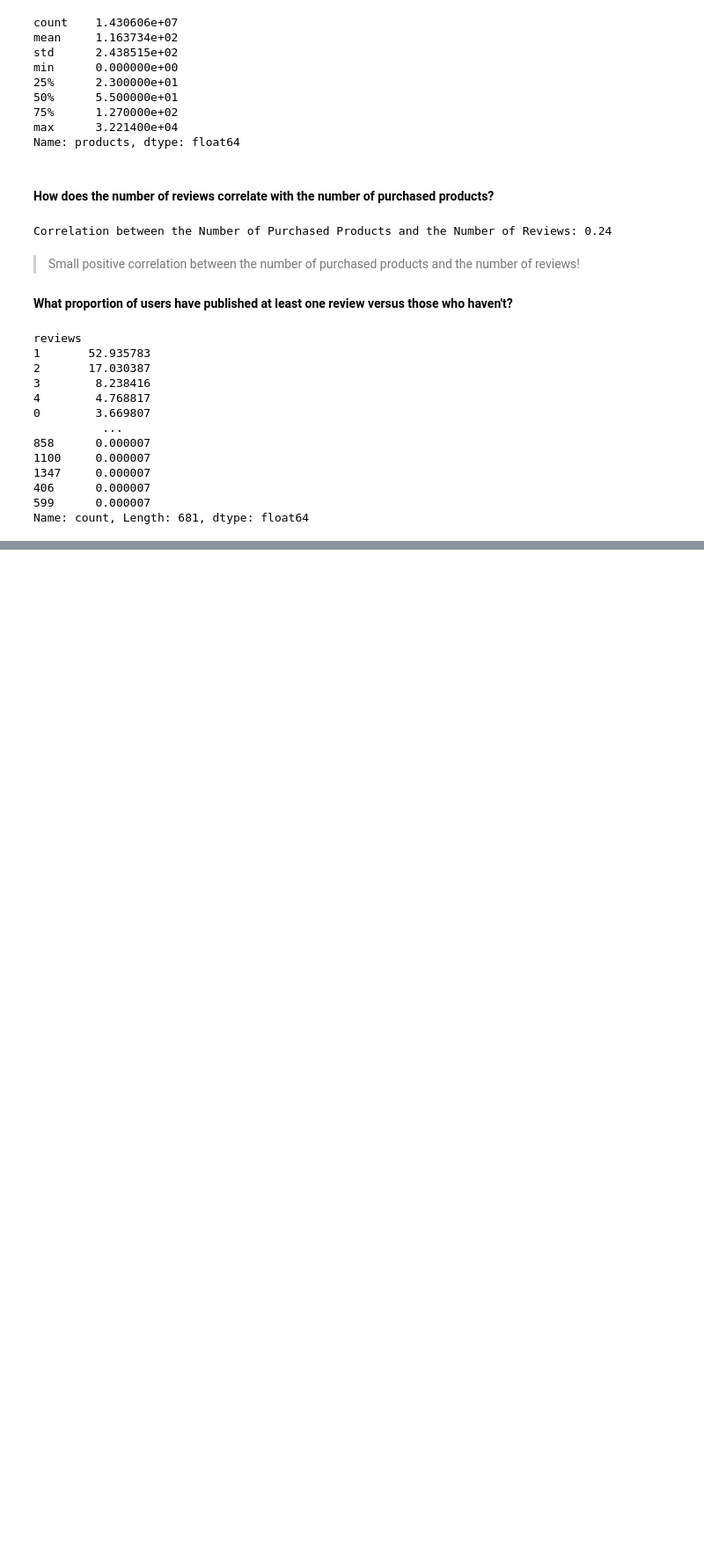
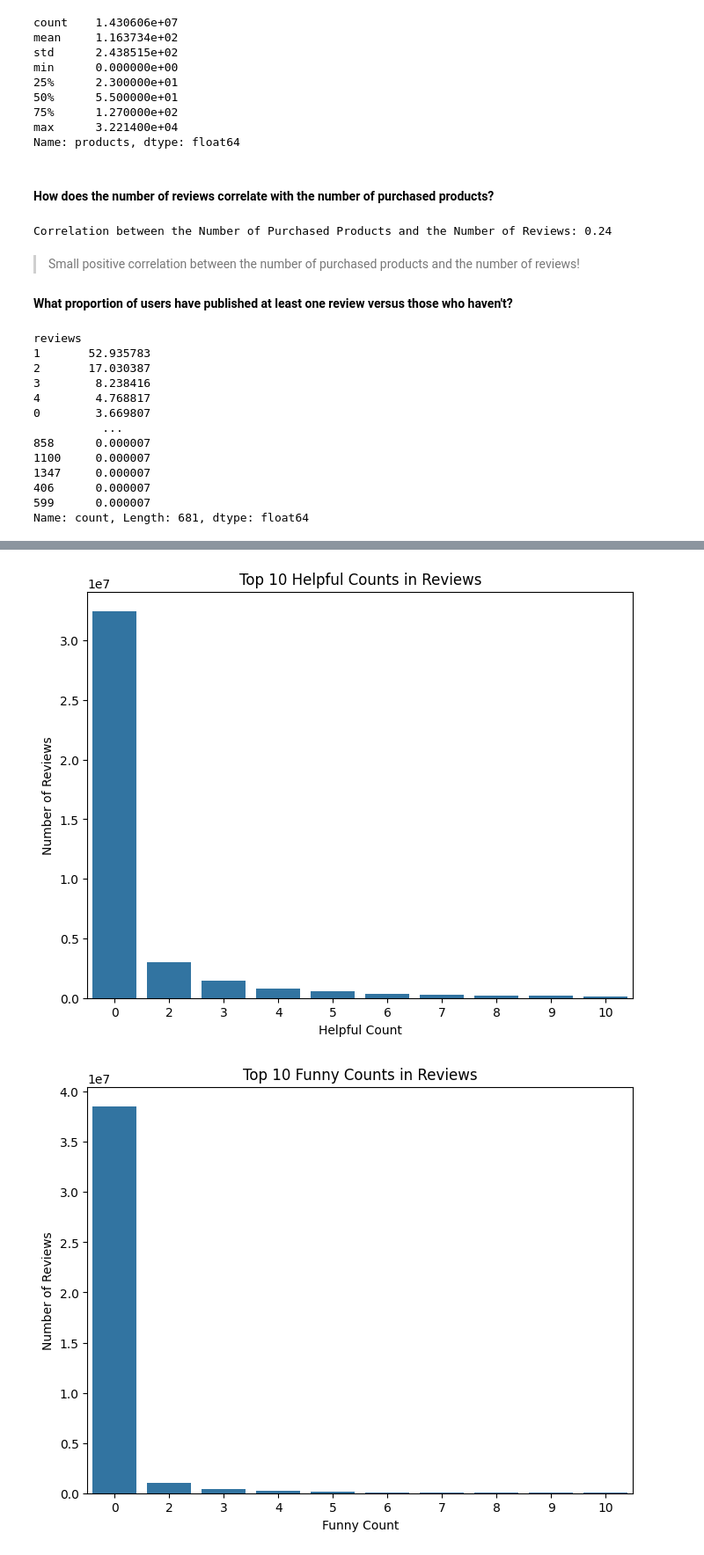
Before and after one commit to Darknight47/Data-Science-Project-02, a Jupyter notebook: steam_game_recommendation.ipynb, the cells around one changed output, grey strips where cells are left out. Shown at 88% size. Cells and saved outputs as stored; diff of their text form; code cells hidden in the pictures; blank space fills up the shorter version.

Commit message:
distribution of helpful and funny counts

```diff
--- a/steam_game_recommendation.ipynb
+++ b/steam_game_recommendation.ipynb
@@ -304,0 +308,29 @@ Name: count, Length: 681, dtype: float64
+# %%
+# Count occurrences for 'helpful'
+helpful_counts = recommendations_df['helpful'].value_counts().sort_index()
+# Top 10 values for 'helpful'
+top_10_helpful = helpful_counts.head(10)
+
+# Count occurrences for 'funny'
+funny_counts = recommendations_df['funny'].value_counts().sort_index()
+# Top 10 values for 'funny'
+top_10_funny = funny_counts.head(10)
+# %%
+# Top 10 bar plot for 'helpful' counts
+plt.figure(figsize=(8, 6))
+sns.barplot(x=top_10_helpful.index, y=top_10_helpful.values)
+plt.title('Top 10 Helpful Counts in Reviews')
+plt.xlabel('Helpful Count')
+plt.ylabel('Number of Reviews')
+plt.show()
+
+# Top 10 bar plot for 'funny' counts
+plt.figure(figsize=(8, 6))
+sns.barplot(x=top_10_funny.index, y=top_10_funny.values)
+plt.title('Top 10 Funny Counts in Reviews')
+plt.xlabel('Funny Count')
+plt.ylabel('Number of Reviews')
+plt.show()
+# %% [output]
+[figure, added]
+[figure, added]
```
Also changed, not shown: parts of 2 cells of this notebook.
